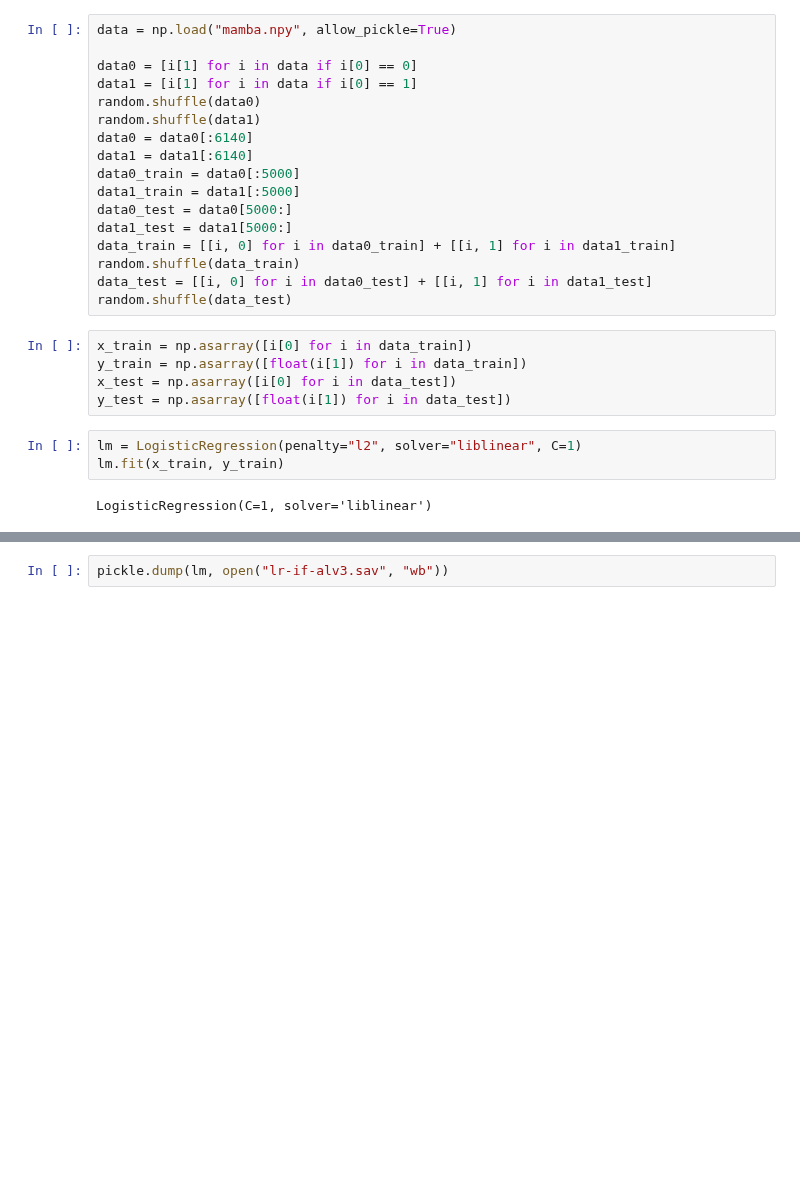
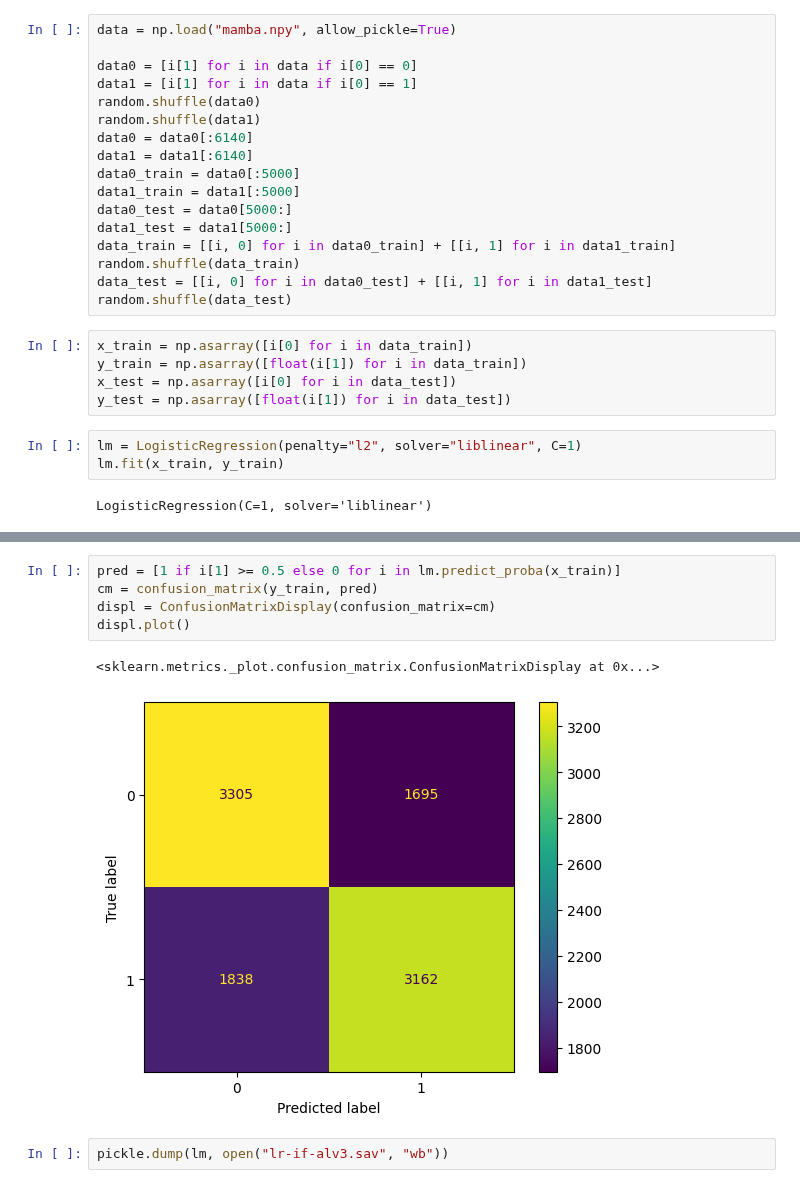
Before and after one commit to averyanalex/gayradar, a Jupyter notebook: train/Train.ipynb, the cells around one changed output, grey strips where cells are left out. Saved outputs shown, nothing was run; the diff lists cells and outputs as text; blank space fills up the shorter version.

```diff
--- a/train/Train.ipynb
+++ b/train/Train.ipynb
@@ -53,2 +61,10 @@ displ.plot()
+# %%
+pred = [1 if i[1] >= 0.5 else 0 for i in lm.predict_proba(x_train)]
+cm = confusion_matrix(y_train, pred)
+displ = ConfusionMatrixDisplay(confusion_matrix=cm)
+displ.plot()
+# %% [output]
+<sklearn.metrics._plot.confusion_matrix.ConfusionMatrixDisplay at 0x...>
+[figure, added]
 # %%
 pickle.dump(lm, open("lr-if-alv3.sav", "wb"))
```
Also changed, not shown: parts of 4 cells of this notebook, 1 other file.
